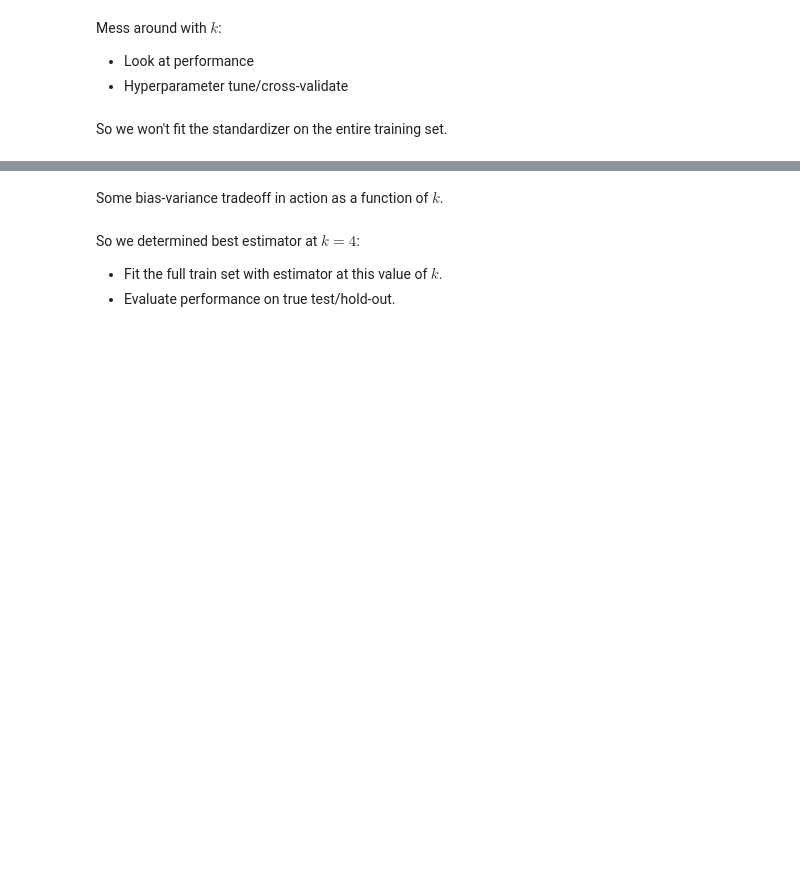
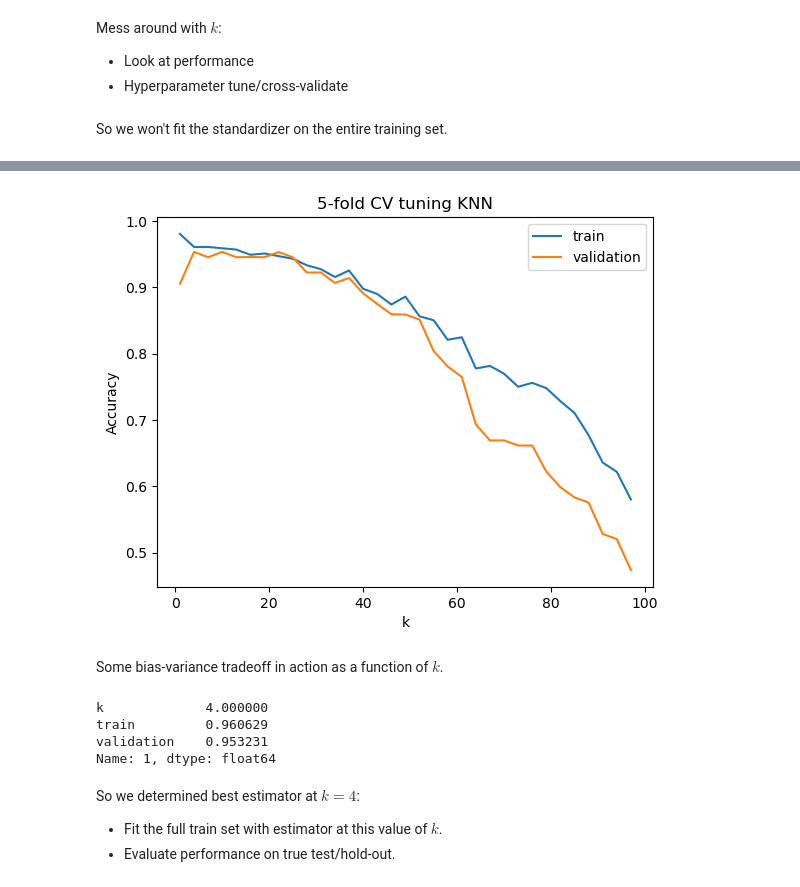
Before and after one commit to djprofessorkash/fis-ds-starter, a Jupyter notebook: P3-Machine-Learning-Fundamentals/Phase3_Topic28_KNearest_Neighbors_Curse_of_Dimensionality/Ph3_T29_KNN_Curse_of_Dim.ipynb, the cells around one changed output, grey strips where cells are left out. Drawn from its saved outputs; the diff is of its cells as text; code cells hidden in the pictures; blank space fills up the shorter version.

```diff
--- a/P3-Machine-Learning-Fundamentals/Phase3_Topic28_KNearest_Neighbors_Curse_of_Dimensionality/Ph3_T29_KNN_Curse_of_Dim.ipynb
+++ b/P3-Machine-Learning-Fundamentals/Phase3_Topic28_KNearest_Neighbors_Curse_of_Dimensionality/Ph3_T29_KNN_Curse_of_Dim.ipynb
@@ -218,5 +218,5 @@ def cross_validation(X_train, y_train, k, num_split = 10):
 # %%
 # append results for each value of k
 
-crossval_list = [pd.Series(cross_validation(X_train, y_train, k, 5)) for k in np.arange(1,100, 5)]
+crossval_list = [pd.Series(cross_validation(X_train, y_train, k, 5)) for k in np.arange(1,100, 3)]
 cross_val_df = pd.concat(crossval_list, axis = 1).T
@@ -242,19 +243,26 @@ cross_val_df = pd.concat(crossval_list, axis = 1).T
 # %%
 fig, ax = plt.subplots()
 sns.lineplot(x = 'k', y = 'train',
-             data = crossval_df,
+             data = cross_val_df,
              ax = ax, label = 'train')
 sns.lineplot(x = 'k', y = 'validation',
-             data = crossval_df,
+             data = cross_val_df,
              ax = ax, label = 'validation')
 ax.set_ylabel('Accuracy')
 ax.set_title('5-fold CV tuning KNN')
 plt.show()
+# %% [output]
+[figure, added]
 # %% [markdown]
 Some bias-variance tradeoff in action as a function of $k$.
 # %%
 # let's find our best performing k-value
-crossval_df.iloc[crossval_df['validation'].idxmax()]
+cross_val_df.iloc[cross_val_df['validation'].idxmax()]
+# %% [output]
+k             4.000000
+train         0.960629
+validation    0.953231
+Name: 1, dtype: float64
 # %% [markdown]
 So we determined best estimator at $k = 4$:
 - Fit the full train set with estimator at this value of $k$.
```
Also changed, not shown: parts of 5 cells of this notebook, 14 other files.
